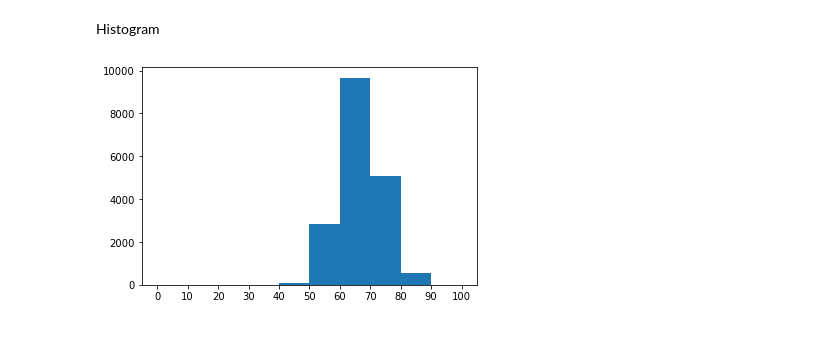
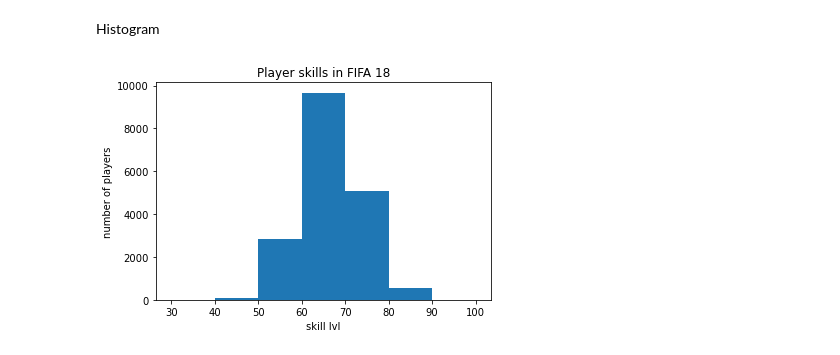
Before and after one commit to fb0801/python-crash-course-book, a Jupyter notebook: matplotlib tut/Untitled.ipynb, the cells around one changed output. Saved outputs shown, nothing was run; the diff lists cells and outputs as text; code cells hidden in the pictures.

```diff
--- a/matplotlib tut/Untitled.ipynb
+++ b/matplotlib tut/Untitled.ipynb
@@ -46,14 +46,15 @@ fifa
 # %% [markdown]
 Histogram
 # %%
-bins=[0,10,20,30,40,50,60,70,80,90,100]
+bins=[30,40,50,60,70,80,90,100]
 
 plt.hist(fifa.Overall, bins=bins)
 
 plt.xticks(bins)
 plt.ylabel('number of players')
-plt.xlabel("skil")
+plt.xlabel("skill lvl")
+plt.title("Player skills in FIFA 18")
 
 plt.show()
 # %% [output]
-[figure, old version]
+[figure, new version]
```
Also changed, not shown: parts of 2 cells of this notebook.
